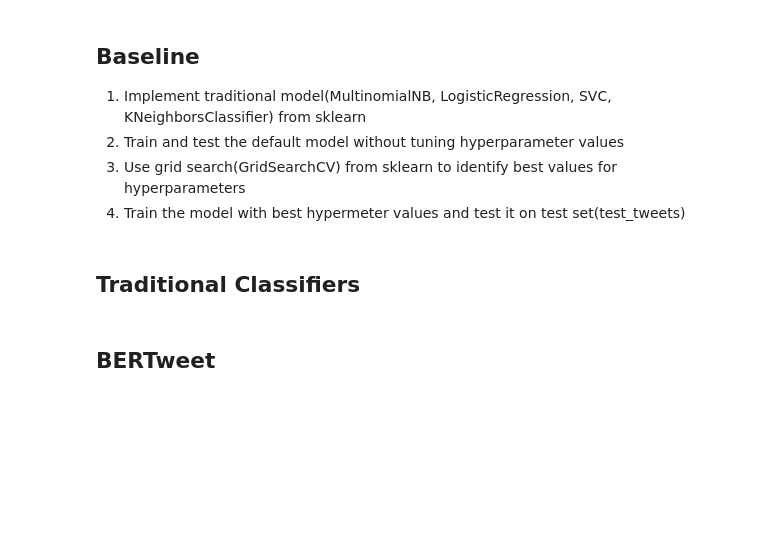
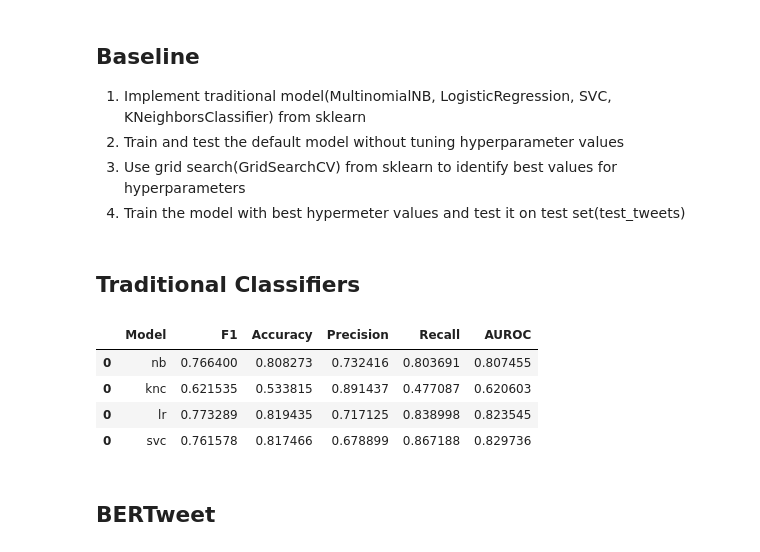
Before and after one commit to GunaJaganathan/detect-disaster-related-tweets, a Jupyter notebook: main.ipynb, the cells around one changed output. Saved outputs shown, nothing was run; the diff lists cells and outputs as text; code cells hidden in the pictures; blank space fills up the shorter version.

```diff
--- a/main.ipynb
+++ b/main.ipynb
@@ -255,7 +256,7 @@ param_grid = {
 nb_gs = cv_grid_search(nb, param_grid, 10, 'f1', vectors_train, train_labels)
 # %%
 param_grid = [{'n_neighbors': [3, 5, 10, 12],
-               'p': [1, 2, ],
+               'p': [1, 2],
                'weights':['uniform', 'distance'],
                'algorithm': ['auto', 'brute']}]
 knc_gs = cv_grid_search(knc, param_grid, 10, 'f1', vectors_train, train_labels)
@@ -274,13 +275,15 @@ param_grid = [
      'gamma' : ['scale', 'auto'],
      'random_state': [42]}
   ]
-svm_gs = cv_grid_search(svc, param_grid, 10, 'f1')
+svc_gs = cv_grid_search(svc, param_grid, 10, 'f1', vectors_train, train_labels)
+# %%
+best_nb, best_knc, best_lr, best_svc = initialize_trad_models()
 # %%
 #Set the best parameter values for each model from grid search for the hyperparameters
 best_nb.set_params(**nb_gs.best_params_)
 best_knc.set_params(**knc_gs.best_params_)
 best_lr.set_params(**lr_gs.best_params_)
-best_svc.set_params(**svm_gs.best_params_)
+best_svc.set_params(**svc_gs.best_params_)
 
 #Train the each model with the best parameters
 best_nb.fit(vectors_train,train_labels)
@@ -304,6 +307,14 @@ nb_perf_scores, nb_cm = get_performance_score(nb_predicted_labels, actual_labels
 knc_perf_scores, knc_cm = get_performance_score(knc_predicted_labels, actual_labels)
 lr_perf_scores, lr_cm = get_performance_score(lr_predictted_labels, actual_labels)
 svc_perf_scores, svc_cm = get_performance_score(svc_predicted_labels, actual_labels)
+# %%
+consolidate_perf_score(['nb', 'knc', 'lr', 'svc'], [nb_perf_scores, knc_perf_scores, lr_perf_scores, svc_perf_scores])
+# %% [output]
+|  | Model | F1 | Accuracy | Precision | Recall | AUROC |
+| 0 | nb | 0.766400 | 0.808273 | 0.732416 | 0.803691 | 0.807455 |
+| 0 | knc | 0.621535 | 0.533815 | 0.891437 | 0.477087 | 0.620603 |
+| 0 | lr | 0.773289 | 0.819435 | 0.717125 | 0.838998 | 0.823545 |
+| 0 | svc | 0.761578 | 0.817466 | 0.678899 | 0.867188 | 0.829736 |
 # %% [markdown]
 ## BERTweet
 # %%
```
Also changed, not shown: parts of 3 cells of this notebook.
